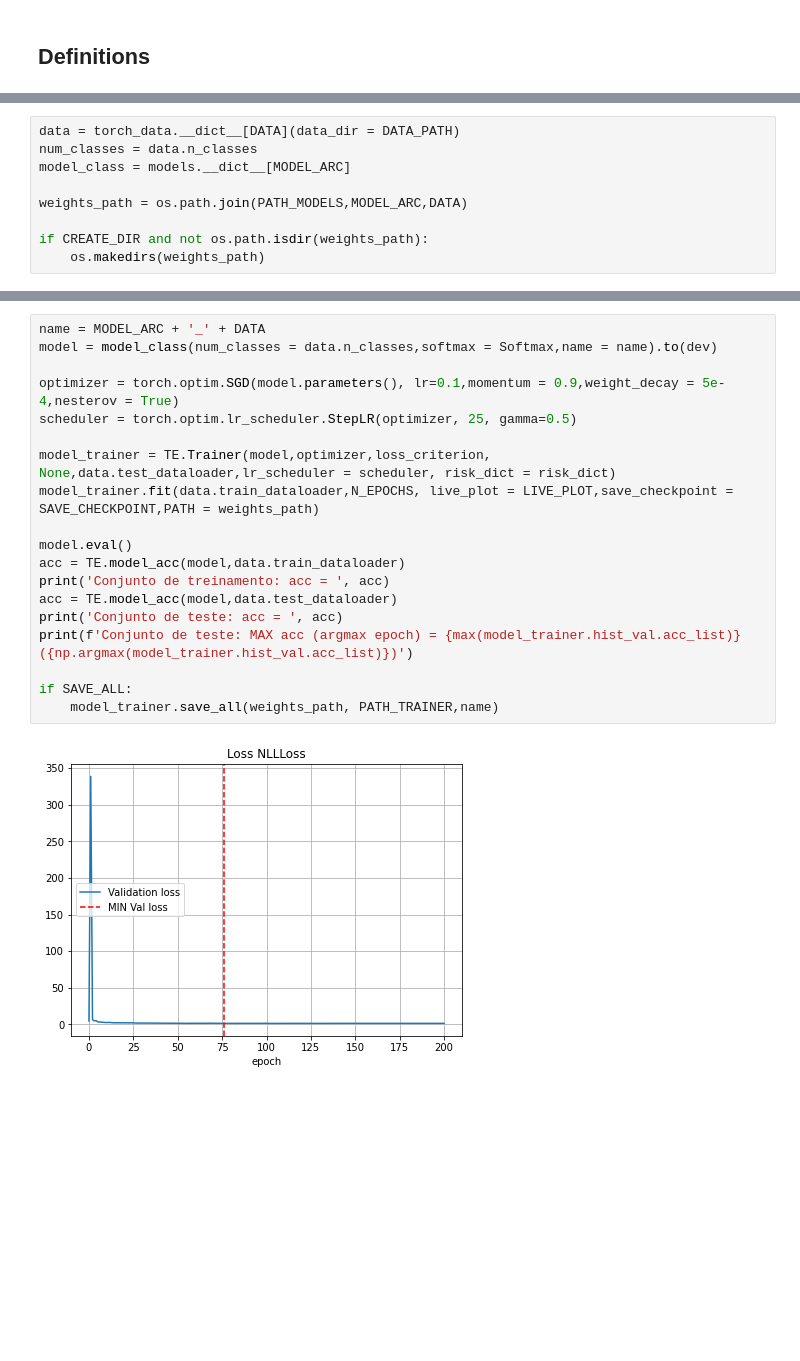
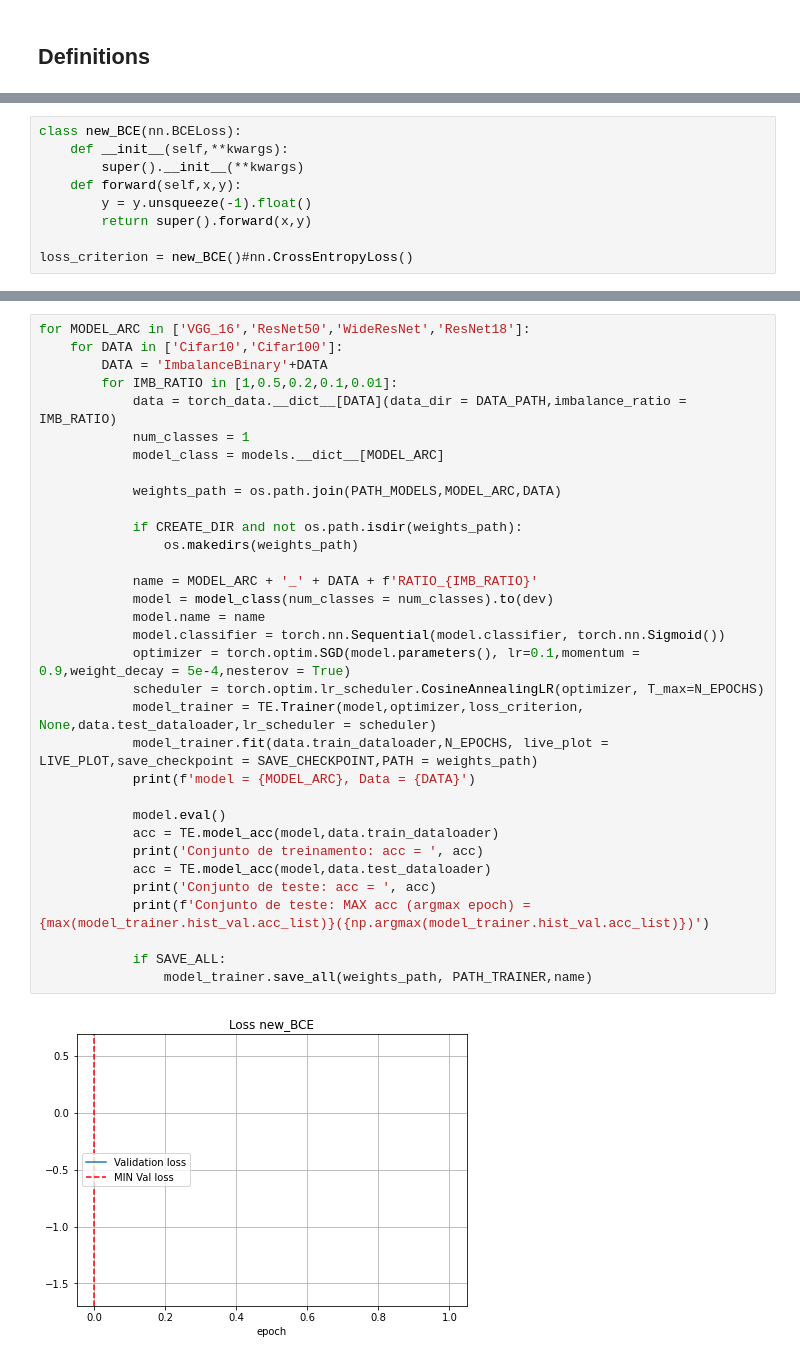
Before and after one commit to lfpc/ScriptsUncEst, a Jupyter notebook: notebooks-scripts/TrainNotebook.ipynb, the cells around one changed output, grey strips where cells are left out. Cells and saved outputs as stored; diff of their text form; blank space fills up the shorter version.

```diff
--- a/notebooks-scripts/TrainNotebook.ipynb
+++ b/notebooks-scripts/TrainNotebook.ipynb
@@ -51,9 +47,0 @@ risk_dict = None#{'selective_risk_mcp':  lambda x,label: unc_comp.selective_risk
-# %%
-data = torch_data.__dict__[DATA](data_dir = DATA_PATH)
-num_classes = data.n_classes
-model_class = models.__dict__[MODEL_ARC]
-
-weights_path = os.path.join(PATH_MODELS,MODEL_ARC,DATA)
-
-if CREATE_DIR and not os.path.isdir(weights_path):
-    os.makedirs(weights_path)
@@ -62,0 +91,9 @@ Files already downloaded and verified
+# %%
+class new_BCE(nn.BCELoss):
+    def __init__(self,**kwargs):
+        super().__init__(**kwargs)
+    def forward(self,x,y):
+        y = y.unsqueeze(-1).float()
+        return super().forward(x,y)
+
+loss_criterion = new_BCE()#nn.CrossEntropyLoss()
@@ -63,21 +105,35 @@ Files already downloaded and verified
 # %%
-name = MODEL_ARC + '_' + DATA
-model = model_class(num_classes = data.n_classes,softmax = Softmax,name = name).to(dev)
+for MODEL_ARC in ['VGG_16','ResNet50','WideResNet','ResNet18']:
+    for DATA in ['Cifar10','Cifar100']:
+        DATA = 'ImbalanceBinary'+DATA
+        for IMB_RATIO in [1,0.5,0.2,0.1,0.01]:
+            data = torch_data.__dict__[DATA](data_dir = DATA_PATH,imbalance_ratio = IMB_RATIO)
+            num_classes = 1
+            model_class = models.__dict__[MODEL_ARC]
 
-optimizer = torch.optim.SGD(model.parameters(), lr=0.1,momentum = 0.9,weight_decay = 5e-4,nesterov = True)
-scheduler = torch.optim.lr_scheduler.StepLR(optimizer, 25, gamma=0.5)
+            weights_path = os.path.join(PATH_MODELS,MODEL_ARC,DATA)
 
-model_trainer = TE.Trainer(model,optimizer,loss_criterion, None,data.test_dataloader,lr_scheduler = scheduler, risk_dict = risk_dict)
-model_trainer.fit(data.train_dataloader,N_EPOCHS, live_plot = LIVE_PLOT,save_checkpoint = SAVE_CHECKPOINT,PATH = weights_path)
+            if CREATE_DIR and not os.path.isdir(weights_path):
+                os.makedirs(weights_path)
 
-model.eval()
-acc = TE.model_acc(model,data.train_dataloader)
-print('Conjunto de treinamento: acc = ', acc)
-acc = TE.model_acc(model,data.test_dataloader)
-print('Conjunto de teste: acc = ', acc)
-print(f'Conjunto de teste: MAX acc (argmax epoch) = {max(model_trainer.hist_val.acc_list)}({np.argmax(model_trainer.hist_val.acc_list)})')
+            name = MODEL_ARC + '_' + DATA + f'RATIO_{IMB_RATIO}'
+            model = model_class(num_classes = num_classes).to(dev)
+            model.name = name
+            model.classifier = torch.nn.Sequential(model.classifier, torch.nn.Sigmoid())
+            optimizer = torch.optim.SGD(model.parameters(), lr=0.1,momentum = 0.9,weight_decay = 5e-4,nesterov = True)
+            scheduler = torch.optim.lr_scheduler.CosineAnnealingLR(optimizer, T_max=N_EPOCHS)
+            model_trainer = TE.Trainer(model,optimizer,loss_criterion, None,data.test_dataloader,lr_scheduler = scheduler)
+            model_trainer.fit(data.train_dataloader,N_EPOCHS, live_plot = LIVE_PLOT,save_checkpoint = SAVE_CHECKPOINT,PATH = weights_path)
+            print(f'model = {MODEL_ARC}, Data = {DATA}')
 
-if SAVE_ALL:
-    model_trainer.save_all(weights_path, PATH_TRAINER,name)
+            model.eval()
+            acc = TE.model_acc(model,data.train_dataloader)
+            print('Conjunto de treinamento: acc = ', acc)
+            acc = TE.model_acc(model,data.test_dataloader)
+            print('Conjunto de teste: acc = ', acc)
+            print(f'Conjunto de teste: MAX acc (argmax epoch) = {max(model_trainer.hist_val.acc_list)}({np.argmax(model_trainer.hist_val.acc_list)})')
+
+            if SAVE_ALL:
+                model_trainer.save_all(weights_path, PATH_TRAINER,name)
 # %% [output]
-[figure, old version]
+[figure, new version]
```
Also changed, not shown: parts of 11 cells of this notebook, 2 other files.
